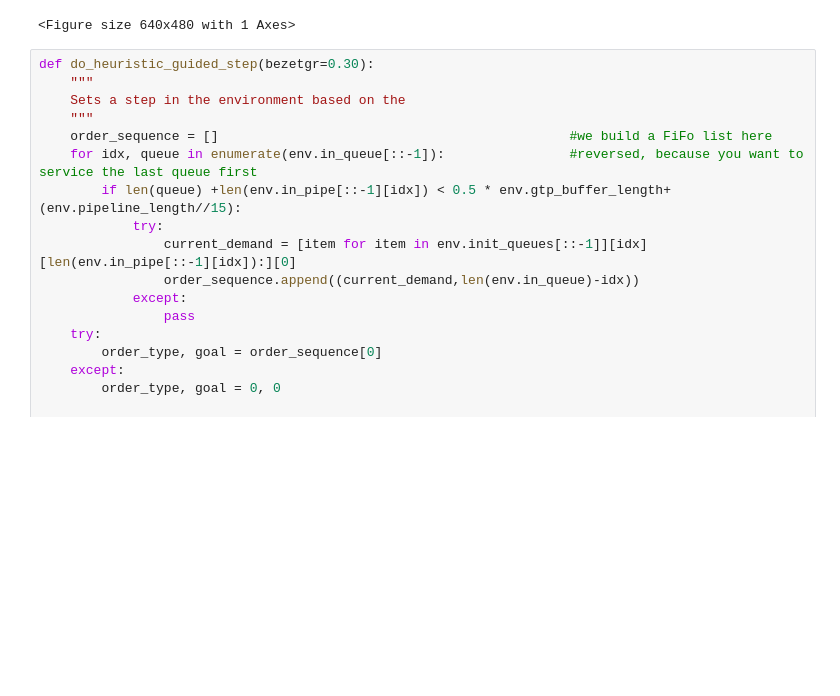
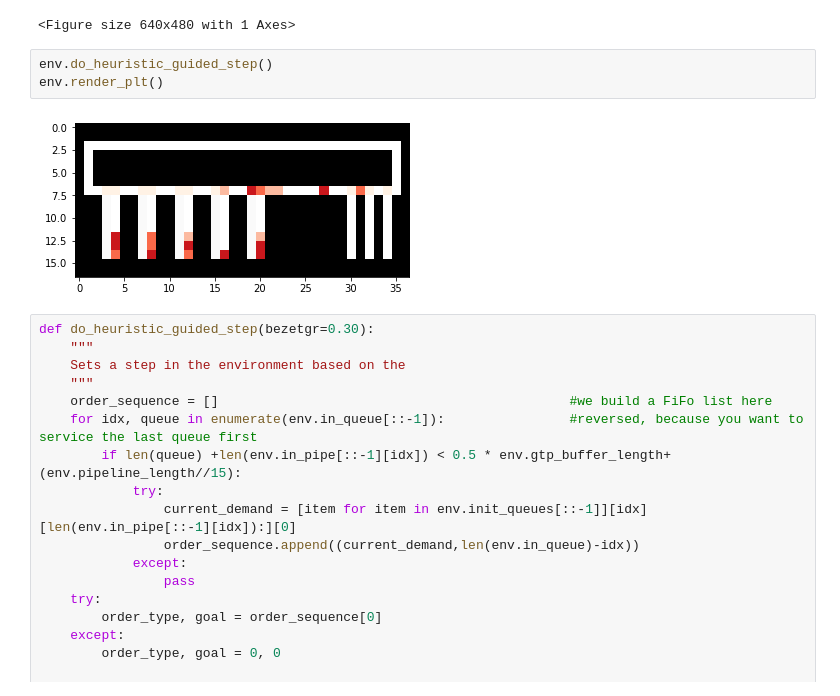
Before and after one commit to VincentFokker/RL, a Jupyter notebook: Heuristic Approach - FiFo.ipynb, the cells around one changed output. Cells and saved outputs as stored; diff of their text form; blank space fills up the shorter version.

```diff
--- a/Heuristic Approach - FiFo.ipynb
+++ b/Heuristic Approach - FiFo.ipynb
@@ -35,6 +35,11 @@ Model Parameters are:
          To process orders:             250/500
          Termination condition:         3
 <Figure size 640x480 with 1 Axes>
+# %%
+env.do_heuristic_guided_step()
+env.render_plt()
+# %% [output]
+[figure, added]
 # %%
 def do_heuristic_guided_step(bezetgr=0.30):
     """
```
Also changed, not shown: 2 other files.
